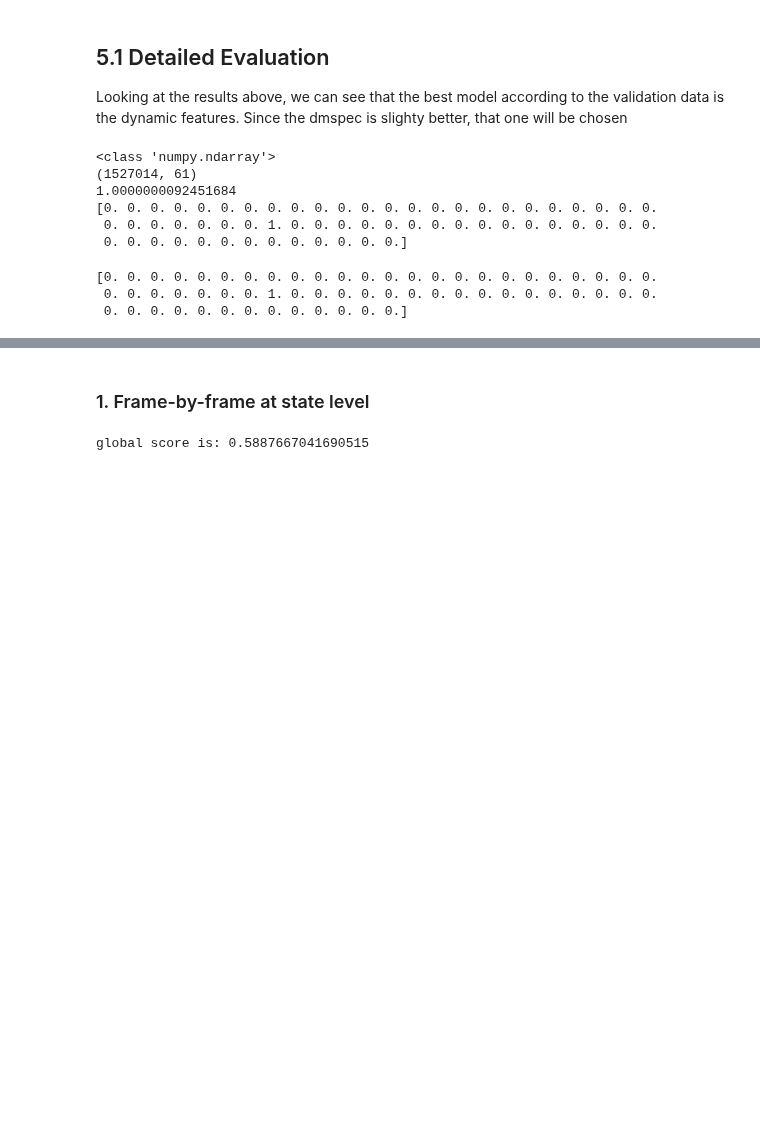
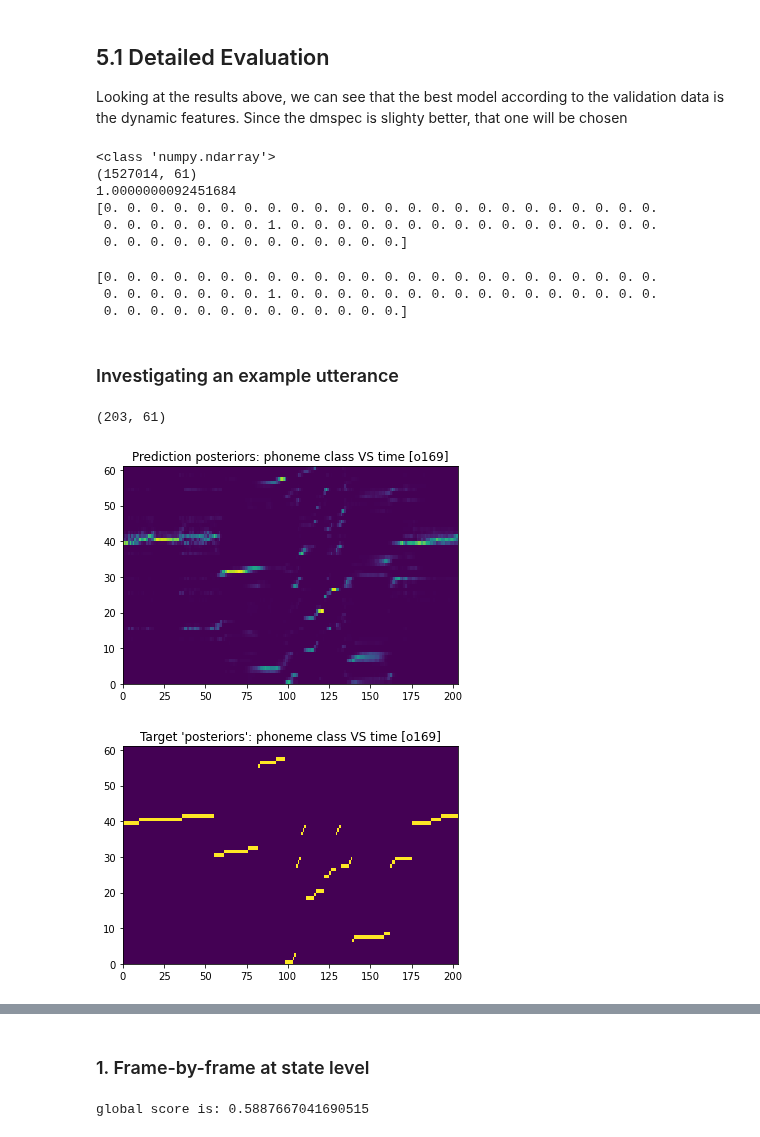
Before and after one commit to kurreman/DT2119_Speech, a Jupyter notebook: LAB3/dt2119DESKTOP/LAB3_KORAY_pt2.ipynb, the cells around one changed output, grey strips where cells are left out. Drawn from its saved outputs; the diff is of its cells as text; code cells hidden in the pictures; blank space fills up the shorter version.

```diff
--- a/LAB3/dt2119DESKTOP/LAB3_KORAY_pt2.ipynb
+++ b/LAB3/dt2119DESKTOP/LAB3_KORAY_pt2.ipynb
@@ -81,13 +96,13 @@ labels_val = val_y
 # %%
 EPOCHS = 2
 BATCH_SIZE = 256
-#print("On lmfcc model")
-#model_lmfcc = proto.trainDNN(lmfcc_train_x,train_y,EPOCHS,BATCH_SIZE)
-#print("On mspec model")
-#model_mspec = proto.trainDNN(mspec_train_x,train_y,EPOCHS,BATCH_SIZE)
-#print("On dlmfcc model")
-#model_dlmfcc = proto.trainDNN(dlmfcc_train_x,train_y,EPOCHS,BATCH_SIZE)
-#print("On dmspec model")
-#model_dmspec = proto.trainDNN(dmspec_train_x,train_y,EPOCHS,BATCH_SIZE)
+print("On lmfcc model")
+model_lmfcc = proto.trainDNN(lmfcc_train_x,train_y,EPOCHS,BATCH_SIZE)
+print("On mspec model")
+model_mspec = proto.trainDNN(mspec_train_x,train_y,EPOCHS,BATCH_SIZE)
+print("On dlmfcc model")
+model_dlmfcc = proto.trainDNN(dlmfcc_train_x,train_y,EPOCHS,BATCH_SIZE)
+print("On dmspec model")
+model_dmspec = proto.trainDNN(dmspec_train_x,train_y,EPOCHS,BATCH_SIZE)
 
 #model_dmspec.save("model_dmspec")
@@ -117,7 +168,7 @@ If you use the training and validation data as the same, the choice of neural ne
 
 Looking at the results above, we can see that the best model according to the validation data is the dynamic features. Since the dmspec is slighty better, that one will be chosen
 # %%
-#model_dmspec = keras.models.load_model("model_dmspec")
+model_dmspec = keras.models.load_model("model_dmspec")
 #prediction = model_dmspec.predict(dmspec_test_x)
 #np.save("predictionDmspecE2B256.npy",prediction)
 prediction = np.load("predictionDmspecE2B256.npy")
@@ -145,3 +196,33 @@ print(prediction[456])
 [0. 0. 0. 0. 0. 0. 0. 0. 0. 0. 0. 0. 0. 0. 0. 0. 0. 0. 0. 0. 0. 0. 0. 0.
  0. 0. 0. 0. 0. 0. 0. 1. 0. 0. 0. 0. 0. 0. 0. 0. 0. 0. 0. 0. 0. 0. 0. 0.
  0. 0. 0. 0. 0. 0. 0. 0. 0. 0. 0. 0. 0.]
+# %% [markdown]
+### Investigating an example utterance
+# %%
+#unflattened data
+testdata = np.load("testdataStand.npy",allow_pickle=True)
+#o169
+utterance_o169_dmspec = testdata[34]["mspecStacked"]
+utterance_o169_targets = testdata[34]["targets"]
+
+utterance_o169_targetsMatrix = proto._targetsFromIndex2z1Matrix(utterance_o169_targets)
+
+#print(utterance_o169_targets.shape)
+#print(testdata[34]["mspecStacked"].shape) #when dynamic features were genereated, dmspec was called mspecStacked
+#print(proto.indexArray2stringArray(testdata[34]["targets"]))
+
+#prediction
+utterance_o169_prediction = model_dmspec.predict(utterance_o169_dmspec)
+print(utterance_o169_prediction.shape)
+
+plt.pcolormesh(utterance_o169_prediction.T)
+plt.title("Prediction posteriors: phoneme class VS time [o169]")
+plt.show()
+
+plt.pcolormesh(utterance_o169_targetsMatrix.T)
+plt.title("Target 'posteriors': phoneme class VS time [o169]")
+plt.show()
+# %% [output]
+(203, 61)
+[figure, added]
+[figure, added]
```
Also changed, not shown: parts of 10 cells of this notebook, 3 other files.
